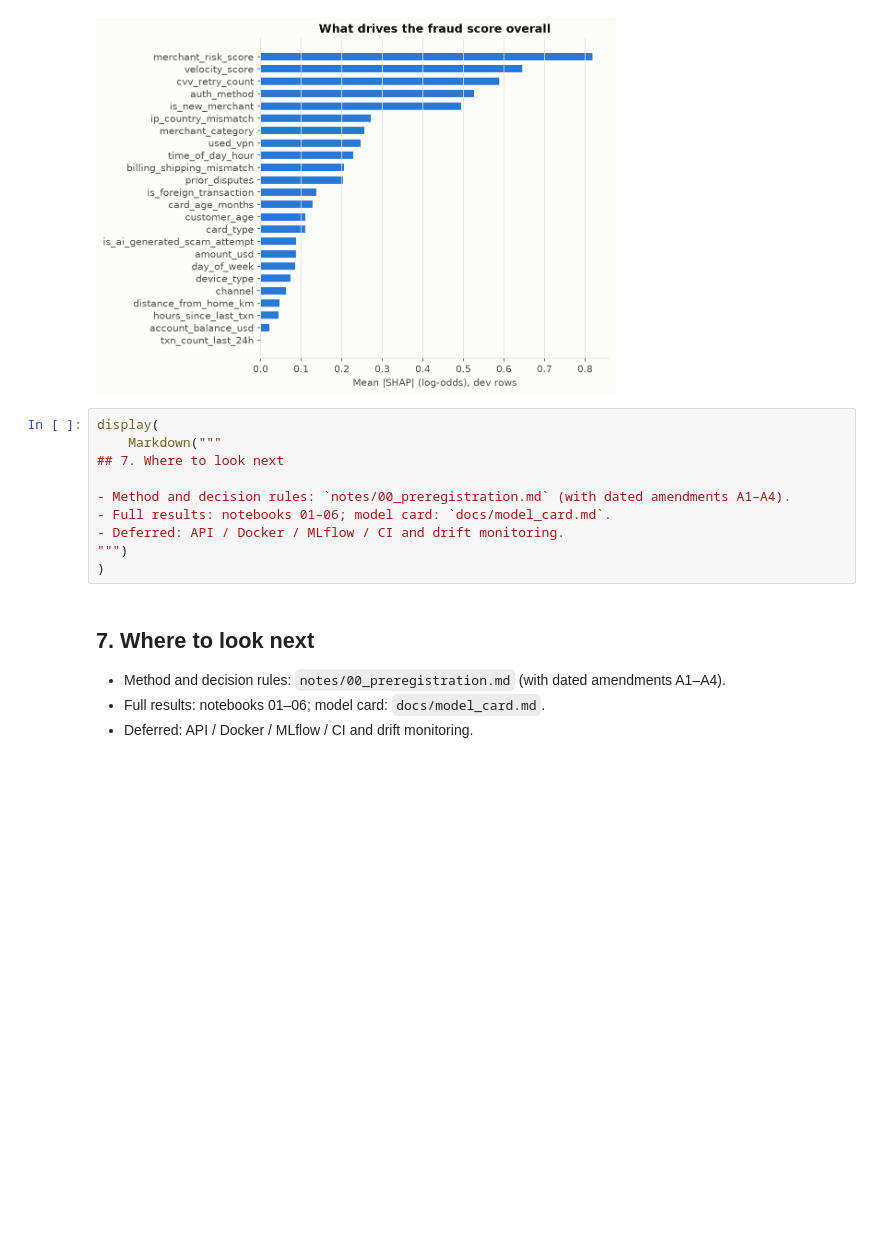
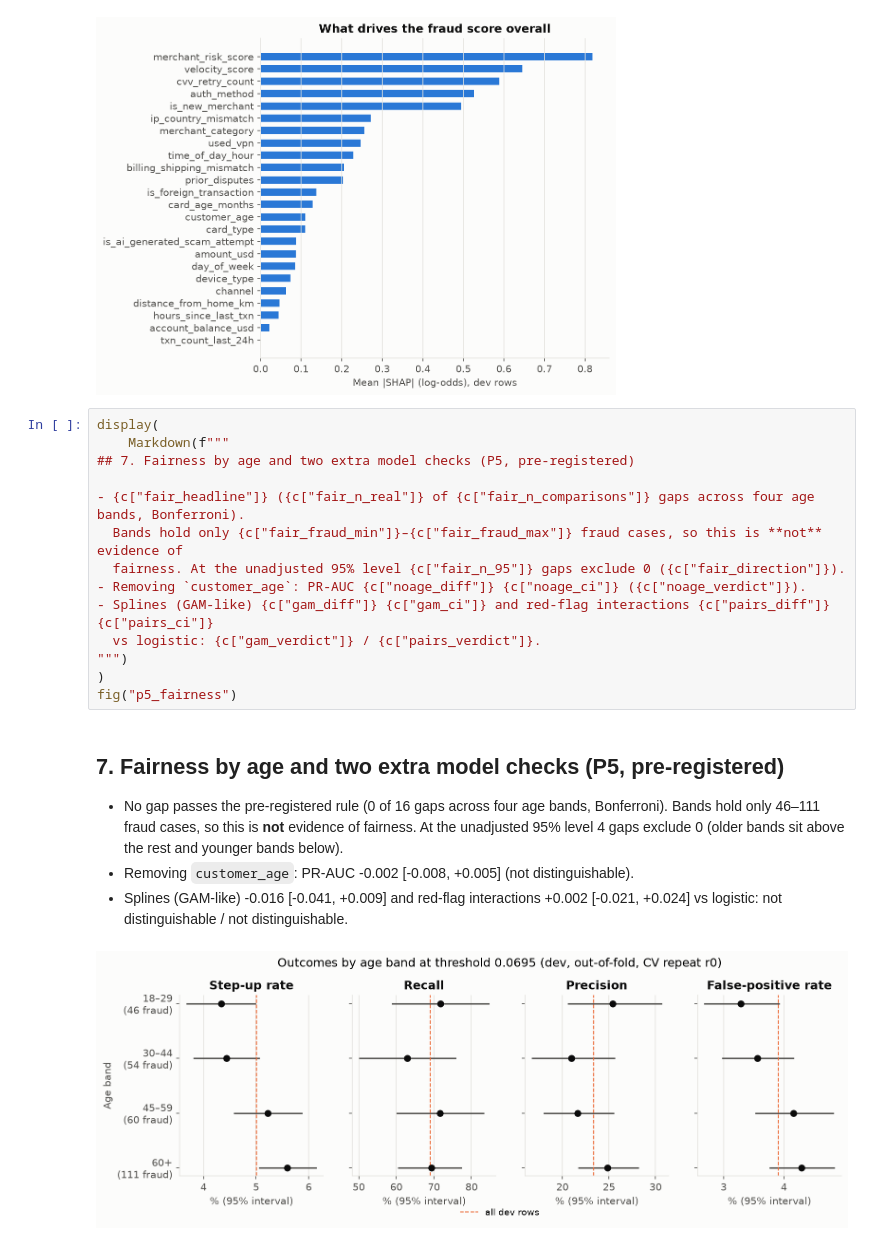
Before and after one commit to Natpaphonnn/fraud-console, a Jupyter notebook: notebooks/00_summary.ipynb, the cells around one changed output. Saved outputs shown, nothing was run; the diff lists cells and outputs as text; blank space fills up the shorter version.

```diff
--- a/notebooks/00_summary.ipynb
+++ b/notebooks/00_summary.ipynb
@@ -193,18 +193,26 @@ dataset does not have (customer history) than a different algorithm.
 [figure]
 # %%
 display(
-    Markdown("""
-## 7. Where to look next
+    Markdown(f"""
+## 7. Fairness by age and two extra model checks (P5, pre-registered)
 
-- Method and decision rules: `notes/00_preregistration.md` (with dated amendments A1–A4).
-- Full results: notebooks 01–06; model card: `docs/model_card.md`.
-- Deferred: API / Docker / MLflow / CI and drift monitoring.
+- {c["fair_headline"]} ({c["fair_n_real"]} of {c["fair_n_comparisons"]} gaps across four age bands, Bonferroni).
+  Bands hold only {c["fair_fraud_min"]}–{c["fair_fraud_max"]} fraud cases, so this is **not** evidence of
+  fairness. At the unadjusted 95% level {c["fair_n_95"]} gaps exclude 0 ({c["fair_direction"]}).
+- Removing `customer_age`: PR-AUC {c["noage_diff"]} {c["noage_ci"]} ({c["noage_verdict"]}).
+- Splines (GAM-like) {c["gam_diff"]} {c["gam_ci"]} and red-flag interactions {c["pairs_diff"]} {c["pairs_ci"]}
+  vs logistic: {c["gam_verdict"]} / {c["pairs_verdict"]}.
 """)
 )
+fig("p5_fairness")
 # %% [output]
 
-## 7. Where to look next
+## 7. Fairness by age and two extra model checks (P5, pre-registered)
 
-- Method and decision rules: `notes/00_preregistration.md` (with dated amendments A1–A4).
-- Full results: notebooks 01–06; model card: `docs/model_card.md`.
-- Deferred: API / Docker / MLflow / CI and drift monitoring.
+- No gap passes the pre-registered rule (0 of 16 gaps across four age bands, Bonferroni).
+  Bands hold only 46–111 fraud cases, so this is **not** evidence of
+  fairness. At the unadjusted 95% level 4 gaps exclude 0 (older bands sit above the rest and younger bands below).
+- Removing `customer_age`: PR-AUC -0.002 [-0.008, +0.005] (not distinguishable).
+- Splines (GAM-like) -0.016 [-0.041, +0.009] and red-flag interactions +0.002 [-0.021, +0.024]
+  vs logistic: not distinguishable / not distinguishable.
+[figure, added]
```
Also changed, not shown: parts of 1 cell of this notebook, 31 other files.
